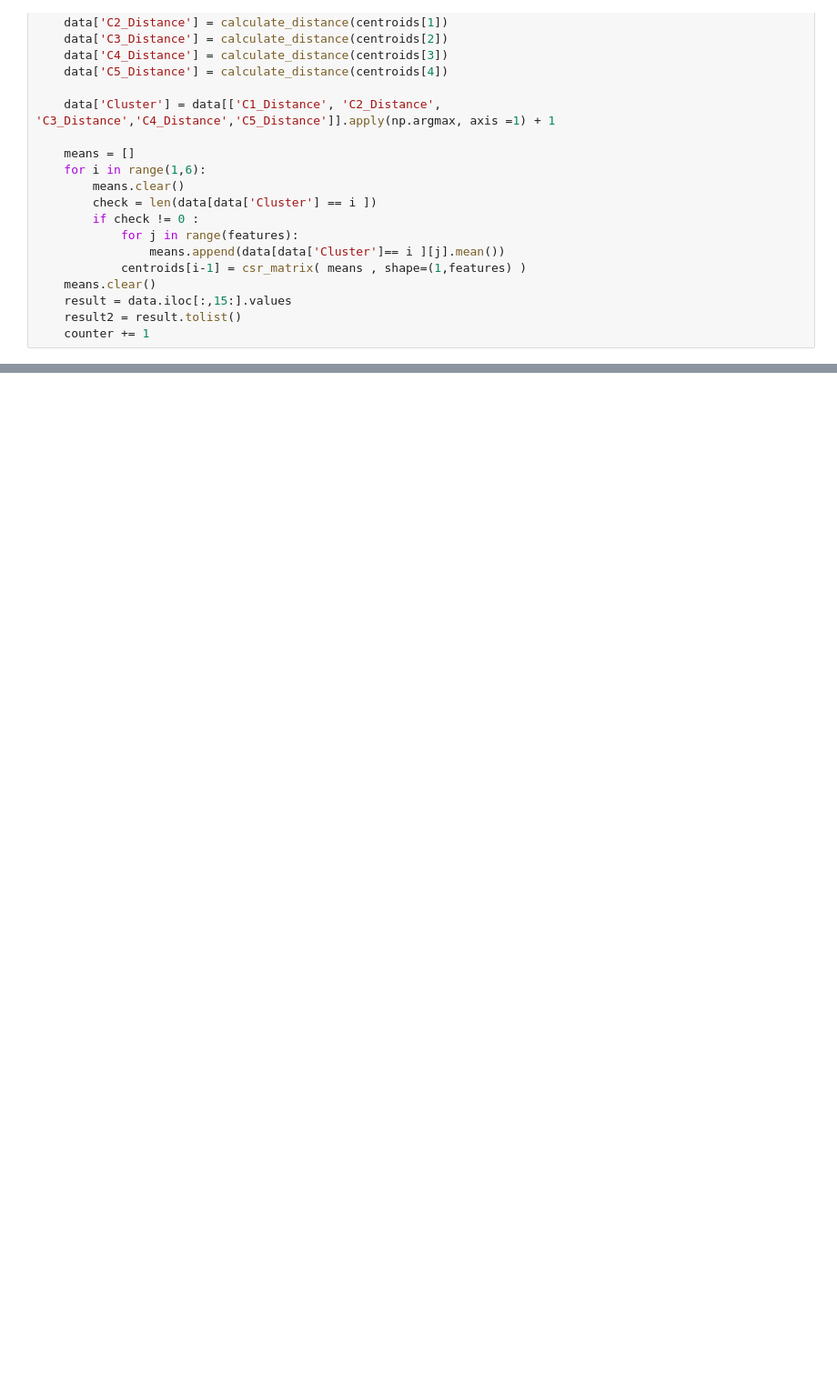
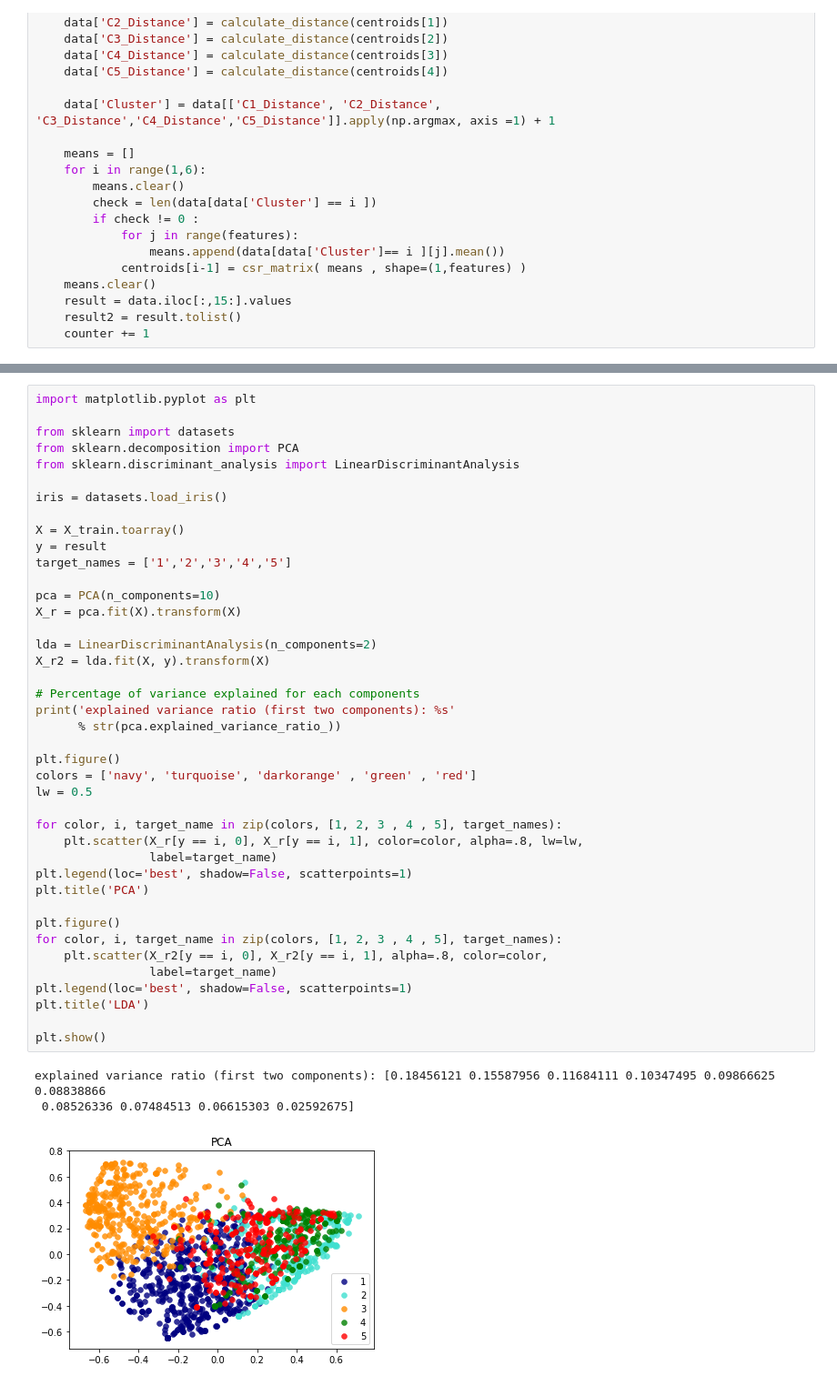
Before and after one commit to dimpapac/TED2, a Jupyter notebook: TED2.ipynb, the cells around one changed output, grey strips where cells are left out. Shown at 91% size. Saved outputs shown, nothing was run; the diff lists cells and outputs as text; blank space fills up the shorter version.

```diff
--- a/TED2.ipynb
+++ b/TED2.ipynb
@@ -518,0 +519,45 @@ array([4, 1, 2, ..., 3, 5, 1])
+# %%
+import matplotlib.pyplot as plt
+
+from sklearn import datasets
+from sklearn.decomposition import PCA
+from sklearn.discriminant_analysis import LinearDiscriminantAnalysis
+
+iris = datasets.load_iris()
+
+X = X_train.toarray()
+y = result
+target_names = ['1','2','3','4','5']
+
+pca = PCA(n_components=10)
+X_r = pca.fit(X).transform(X)
+
+lda = LinearDiscriminantAnalysis(n_components=2)
+X_r2 = lda.fit(X, y).transform(X)
+
+# Percentage of variance explained for each components
+print('explained variance ratio (first two components): %s'
+      % str(pca.explained_variance_ratio_))
+
+plt.figure()
+colors = ['navy', 'turquoise', 'darkorange' , 'green' , 'red']
+lw = 0.5
+
+for color, i, target_name in zip(colors, [1, 2, 3 , 4 , 5], target_names):
+    plt.scatter(X_r[y == i, 0], X_r[y == i, 1], color=color, alpha=.8, lw=lw,
+                label=target_name)
+plt.legend(loc='best', shadow=False, scatterpoints=1)
+plt.title('PCA')
+
+plt.figure()
+for color, i, target_name in zip(colors, [1, 2, 3 , 4 , 5], target_names):
+    plt.scatter(X_r2[y == i, 0], X_r2[y == i, 1], alpha=.8, color=color,
+                label=target_name)
+plt.legend(loc='best', shadow=False, scatterpoints=1)
+plt.title('LDA')
+
+plt.show()
+# %% [output]
+explained variance ratio (first two components): [0.18456121 0.15587956 0.11684111 0.10347495 0.09866625 0.08838866
+ 0.08526336 0.07484513 0.06615303 0.02592675]
+[figure, added]
```
Also changed, not shown: parts of 16 cells of this notebook.
